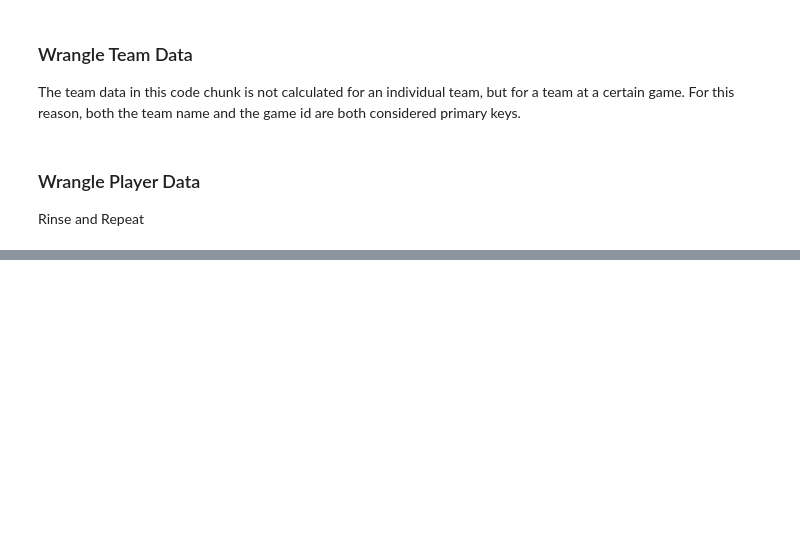
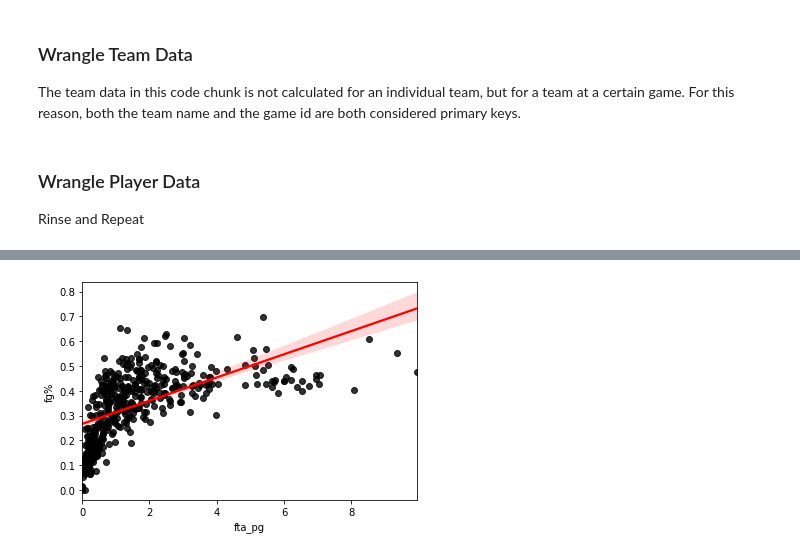
Before and after one commit to LiamWhitenack/CDS302FinalProject, a Jupyter notebook: Converting_Data_Notebook.ipynb, the cells around one changed output, grey strips where cells are left out. Saved outputs shown, nothing was run; the diff lists cells and outputs as text; code cells hidden in the pictures; blank space fills up the shorter version.

```diff
--- a/Converting_Data_Notebook.ipynb
+++ b/Converting_Data_Notebook.ipynb
@@ -204,0 +223,16 @@ cnn.close()
+# %%
+cursor.execute('''
+SELECT player_name, AVG(fg_pct) fg_pct, AVG(fta) fta_pg, COUNT(*) num_games
+FROM player
+GROUP BY player_id
+HAVING num_games > 41
+ORDER BY fta_pg DESC ''')
+obs = pd.DataFrame(cursor.fetchall(), columns = ['name', 'fg%', 'fta_pg', 'games'])
+# %%
+obs['avl'] = obs['games']/82
+# %%
+sns.scatterplot(data=obs, x="fta_pg", y="fg%", alpha = 0.03)
+sns.regplot(data=obs, x="fta_pg", y="fg%", color = "red", scatter_kws={"color": "black"})
+plt.show()
+# %% [output]
+[figure, added]
```
Also changed, not shown: parts of 17 cells of this notebook, 1 other file.
